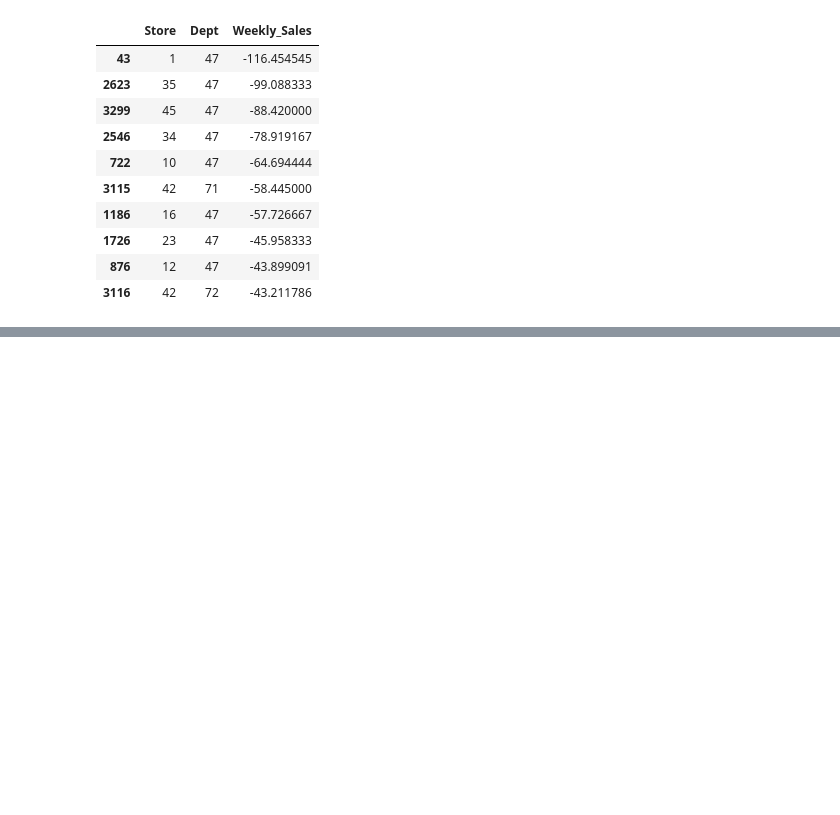
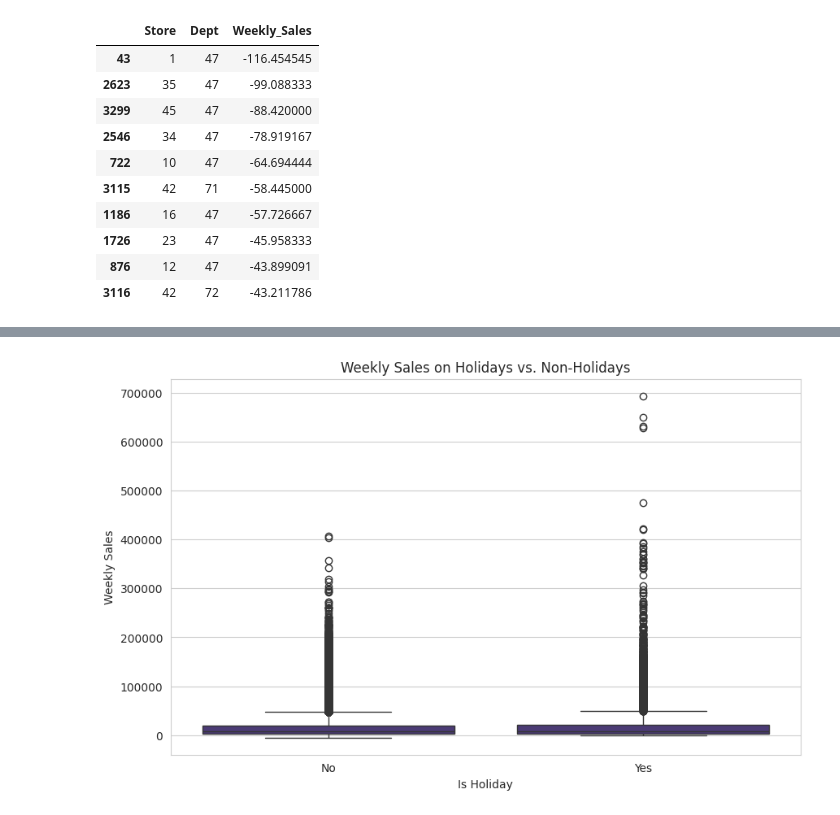
Before and after one commit to CarlTeapot/Walmart-Recruiting, a Jupyter notebook: data_exploration.ipynb, the cells around one changed output, grey strips where cells are left out. Drawn from its saved outputs; the diff is of its cells as text; code cells hidden in the pictures; blank space fills up the shorter version.

```diff
--- a/data_exploration.ipynb
+++ b/data_exploration.ipynb
@@ -198,3 +198,13 @@ def scatter(dataset, column):
     plt.scatter(dataset[column] , dataset['weeklySales'])
     plt.ylabel('weeklySales')
     plt.xlabel(column)
+# %%
+plt.figure(figsize=(10, 6))
+sns.boxplot(x='IsHoliday', y='Weekly_Sales', data=train_df)
+plt.title('Weekly Sales on Holidays vs. Non-Holidays')
+plt.xlabel('Is Holiday')
+plt.ylabel('Weekly Sales')
+plt.xticks([0, 1], ['No', 'Yes'])
+plt.show()
+# %% [output]
+[figure, added]
```
Also changed, not shown: parts of 18 cells of this notebook.
